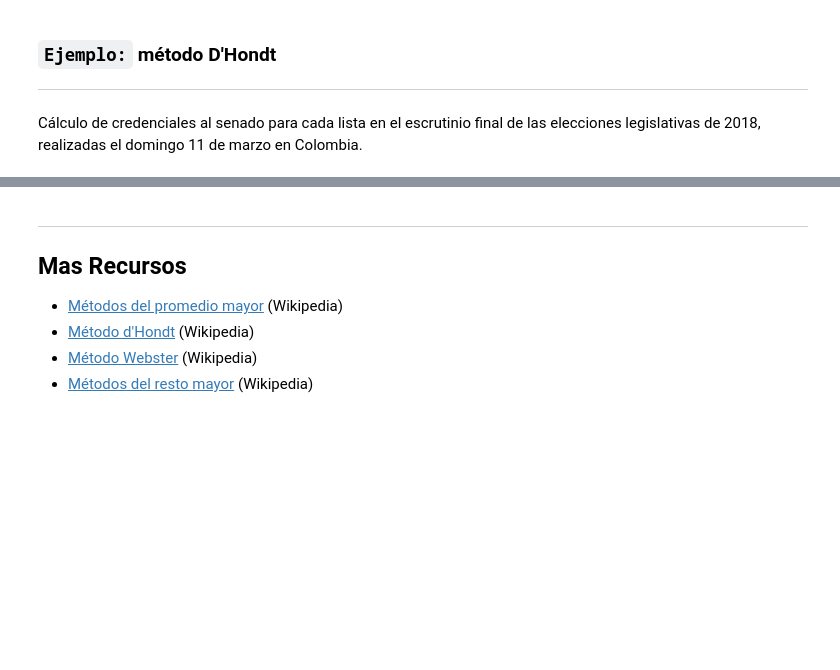
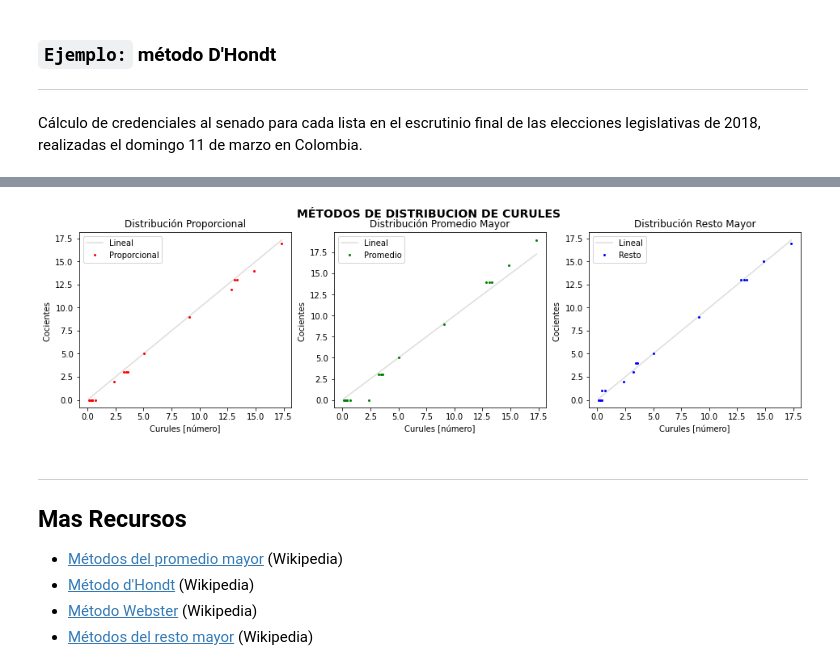
Before and after one commit to GiancarloBenavides/Legislativas, a Jupyter notebook: senado.ipynb, the cells around one changed output, grey strips where cells are left out. Drawn from its saved outputs; the diff is of its cells as text; code cells hidden in the pictures; blank space fills up the shorter version.

```diff
--- a/senado.ipynb
+++ b/senado.ipynb
@@ -120,9 +138,12 @@ suma_listas = sum(votos_listas)
 votos_validos = suma_listas + votos_blancos
 umbral = votos_validos*(3/100)
 cifra_repartidora = repartidora(votos_listas, curules_senado_ordinaria)
-curules_proporcional, resto = distribucion_proporcional(votos_listas, curules_senado_ordinaria)
+proporciones, restos = cocientes(votos_listas, curules_senado_ordinaria)
+# Distribución de curules
+curules_proporcional = distribucion_proporcional(votos_listas, curules_senado_ordinaria)
 curules_promedio = distribucion_promedio(votos_listas, cifra_repartidora, umbral)
-curules_resto = distribucion_resto(votos_listas, cifra_repartidora, umbral)
+curules_resto = distribucion_resto(votos_listas, curules_senado_ordinaria)
+# Acumulado de curules
 suma_proporcional = sum(curules_proporcional)
 suma_promedio = sum(curules_promedio)
 suma_resto = sum(curules_resto)
@@ -163,3 +186,40 @@ Repartidora  :         132,028
+# %%
+# Gráfica en el plano de el cambio de la variable dependiente con el cambio de la variable independiente
+fig, ax = plt.subplots(1, 3)
+fig.set_size_inches(16, 4)
+fig.suptitle(
+    'Métodos de distribucion de curules'.upper(), fontsize=14, fontweight="bold")
+
+# Gráficas 1
+ax[0].plot(proporciones, proporciones, color="#ddd", label="Lineal")
+ax[0].scatter(proporciones, curules_proporcional,)
+ax[0].plot(
+    proporciones, curules_proporcional, 'ro', markersize=2, label="Proporcional")
+ax[0].set_title("Distribución Proporcional")
+ax[0].set_xlabel("Curules [número]")
+ax[0].set_ylabel("Cocientes ")
+ax[0].legend()
+
+# Gráficas 2
+ax[1].plot(proporciones, proporciones, color="#ddd", label="Lineal")
+ax[1].plot(
+    proporciones, curules_promedio, 'go', markersize=2, label="Promedio")
+ax[1].set_title("Distribución Promedio Mayor")
+ax[1].set_xlabel("Curules [número]")
+ax[1].set_ylabel("Cocientes ")
+ax[1].legend()
+
+# Gráficas 3
+ax[2].plot(proporciones, proporciones, color="#ddd", label="Lineal")
+ax[2].plot(proporciones, curules_resto, 'bo', markersize=2, label="Resto")
+ax[2].set_title("Distribución Resto Mayor")
+ax[2].set_xlabel("Curules [número]")
+ax[2].set_ylabel("Cocientes ")
+ax[2].legend()
+
+plt.show()
+# %% [output]
+[figure, added]
 # %% [markdown]
 ---
 ## Mas Recursos
```
Also changed, not shown: parts of 4 cells of this notebook.
